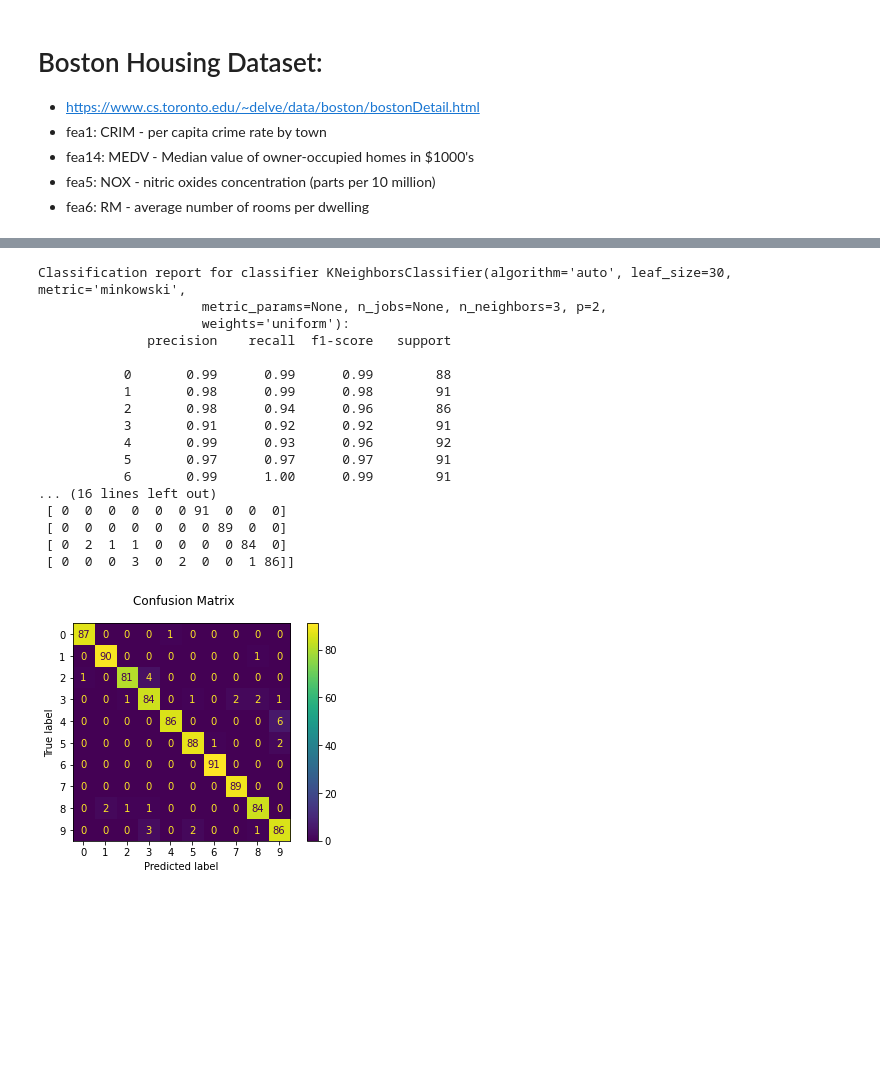
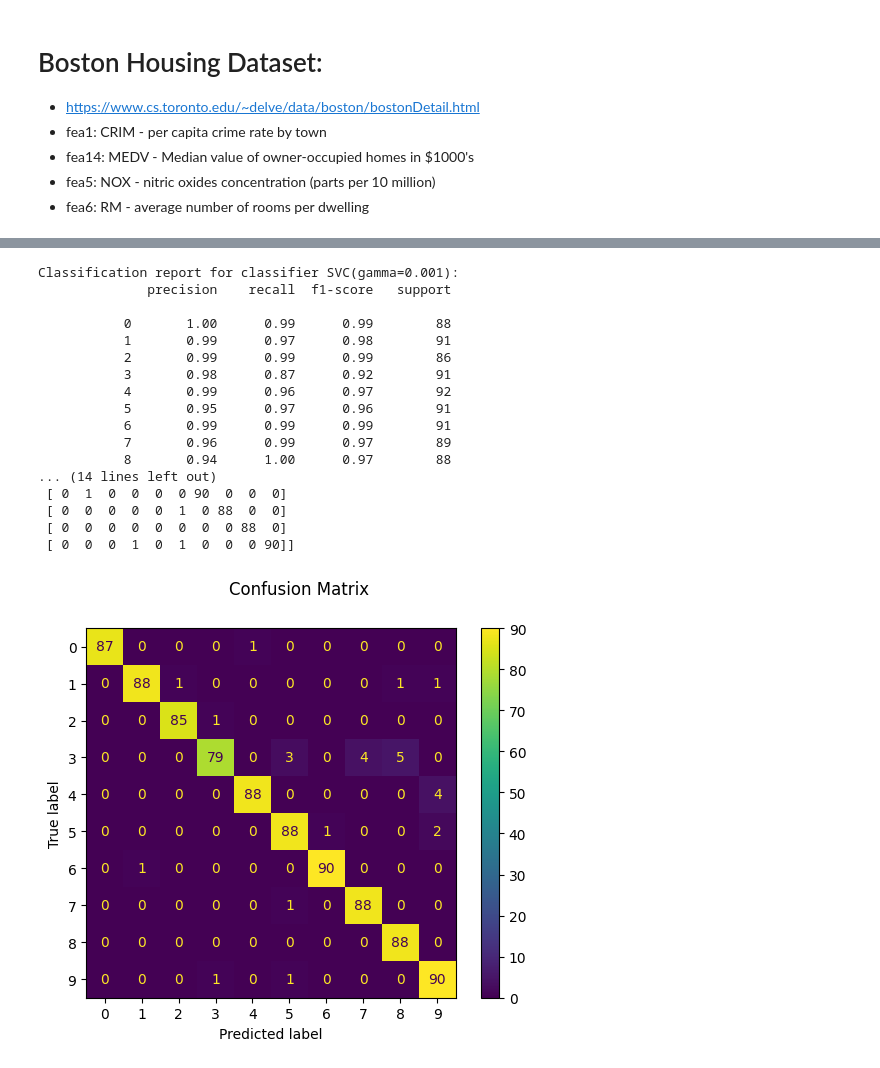
Before and after one commit to qiyanjun/2026Fall-UVA-CS-MachineLearningDeep, a Jupyter notebook: notebook/L8_Knearest.ipynb, the cells around one changed output, grey strips where cells are left out. Saved outputs shown, nothing was run; the diff lists cells and outputs as text; code cells hidden in the pictures; blank space fills up the shorter version.

```diff
--- a/notebook/L8_Knearest.ipynb
+++ b/notebook/L8_Knearest.ipynb
@@ -108,0 +112,22 @@ X_train, X_test, y_train, y_test = train_test_split(
+# %%
+from sklearn.neighbors import KNeighborsClassifier
+from sklearn.metrics import ConfusionMatrixDisplay # Import ConfusionMatrixDisplay
+
+# Create a classifier: kNN classifier
+knn_classifier = KNeighborsClassifier(n_neighbors=3)
+
+# We learn the digits on the first half of the digits
+knn_classifier.fit(X_train, y_train)
+
+# Now predict the value of the digit on the second half and store as predicted_knn:
+predicted_knn = knn_classifier.predict(X_test)
+
+print("Classification report for classifier %s:\n%s\n"
+      % (knn_classifier, metrics.classification_report(y_test, predicted_knn)))
+
+# Use ConfusionMatrixDisplay.from_estimator instead of metrics.plot_confusion_matrix
+disp = ConfusionMatrixDisplay.from_estimator(knn_classifier, X_test, y_test)
+disp.figure_.suptitle("Confusion Matrix")
+print("Confusion matrix:\n%s" % disp.confusion_matrix)
+
+plt.show()
@@ -109,38 +183,38 @@ X_train, X_test, y_train, y_test = train_test_split(
 # %%
-from sklearn.neighbors import KNeighborsClassifier
-
-# Create a classifier: kNN classifier
-classifier = KNeighborsClassifier(n_neighbors=3)
+# Create a classifier: a support vector classifier
+classifier = svm.SVC(gamma=0.001)
 
 # We learn the digits on the first half of the digits
 classifier.fit(X_train, y_train)
 
 # Now predict the value of the digit on the second half:
 predicted = classifier.predict(X_test)
 
 print("Classification report for classifier %s:\n%s\n"
       % (classifier, metrics.classification_report(y_test, predicted)))
-disp = metrics.plot_confusion_matrix(classifier, X_test, y_test)
+
+# Use ConfusionMatrixDisplay.from_estimator instead of metrics.plot_confusion_matrix
+disp = metrics.ConfusionMatrixDisplay.from_estimator(classifier, X_test, y_test)
 disp.figure_.suptitle("Confusion Matrix")
 print("Confusion matrix:\n%s" % disp.confusion_matrix)
 
 plt.show()
 # %% [output]
-Classification report for classifier KNeighborsClassifier(algorithm='auto', leaf_size=30, metric='minkowski',
-                     metric_params=None, n_jobs=None, n_neighbors=3, p=2,
-                     weights='uniform'):
+Classification report for classifier SVC(gamma=0.001):
               precision    recall  f1-score   support
 
-           0       0.99      0.99      0.99        88
-           1       0.98      0.99      0.98        91
-           2       0.98      0.94      0.96        86
-           3       0.91      0.92      0.92        91
-           4       0.99      0.93      0.96        92
-           5       0.97      0.97      0.97        91
-           6       0.99      1.00      0.99        91
-... (16 lines left out)
- [ 0  0  0  0  0  0 91  0  0  0]
- [ 0  0  0  0  0  0  0 89  0  0]
- [ 0  2  1  1  0  0  0  0 84  0]
- [ 0  0  0  3  0  2  0  0  1 86]]
+           0       1.00      0.99      0.99        88
+           1       0.99      0.97      0.98        91
+           2       0.99      0.99      0.99        86
+           3       0.98      0.87      0.92        91
+           4       0.99      0.96      0.97        92
+           5       0.95      0.97      0.96        91
+           6       0.99      0.99      0.99        91
+           7       0.96      0.99      0.97        89
+           8       0.94      1.00      0.97        88
+... (14 lines left out)
+ [ 0  1  0  0  0  0 90  0  0  0]
+ [ 0  0  0  0  0  1  0 88  0  0]
+ [ 0  0  0  0  0  0  0  0 88  0]
+ [ 0  0  0  1  0  1  0  0  0 90]]
-[figure, old version]
+[figure, new version]
```
Also changed, not shown: parts of 11 cells of this notebook.
